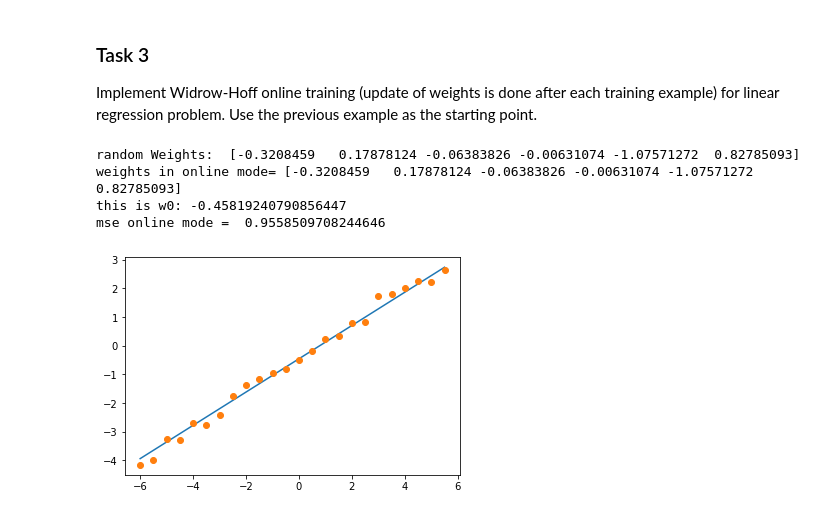
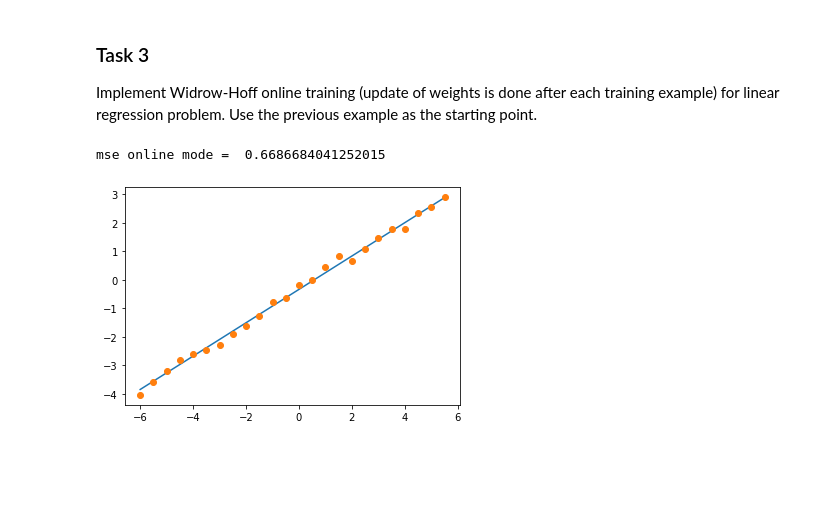
Before and after one commit to kaisersource/Machine-Learning, a Jupyter notebook: Widrow_Hoff_Rule/Erasmus_NeuralNetworks_04_Widrow-Hoff_rule.ipynb, the cells around one changed output. Saved outputs shown, nothing was run; the diff lists cells and outputs as text; code cells hidden in the pictures; blank space fills up the shorter version.

```diff
--- a/Widrow_Hoff_Rule/Erasmus_NeuralNetworks_04_Widrow-Hoff_rule.ipynb
+++ b/Widrow_Hoff_Rule/Erasmus_NeuralNetworks_04_Widrow-Hoff_rule.ipynb
@@ -520,11 +475,7 @@ import numpy as np
 
 file = open("output.csv", "w+")
 
-#y = dataset.iloc[:, 5].values  # becomes l in the function
-#y = np.array([-1,-1,1,1,1])
-#ynp = np.asarray(y)
-w0test = 0
-# training
+
 
 # training data with noise (e.g., measurement errors)
 sigma = 0.2
@@ -542,68 +493,37 @@ def perceptron_train(x,w):
     eta = 0.01
     epochs = 1000
     d= a*xnp+b
     sigma = 0.2
     w_zero=0
     w_one=0
-    #tr_d = np.multiply(np.add(y,random.randint(0,len(y))),sigma)
-    #print("weights", w)
+
     tr_d = d + np.random.randn(len(d)) * sigma
-
     for t in range(epochs):
         errors = 0
         for i in range(0, len(x)):
             d = w_one*x[i]+ w_zero
             delta = tr_d[i] - d
-            if  (delta!=0):
-            #print("nparray:",t.multiply(np.multiply(eta,(y[i] - np.dot(wT,x[i]))),x[i,:]))
-                w_one+= eta*np.multiply(delta,x[i])
-                w_zero+=eta*delta
-                errors+=(delta)*(delta)
-            #print("weights updated", w)
-
-        #w = np.sum(w,arg)
+            w_one+= eta*np.multiply(delta,x[i])
+            w_zero+=eta*delta
+            errors+=(delta)*(delta)
     ans = w_one*x+w_zero
     mse = np.sqrt(errors)
-    # online
-    print('weights in online mode=', w)
 
-    print("this is w0:",w_zero)
 
     print('mse online mode = ', mse)
 
-    #training data with noise (e.g., measurement errors)
-
-    #tr_d = y + np.random.randn(len(y)) * sigma
     plt.plot(xnp, ans)
     plt.plot(xnp, tr_d, 'o')
     plt.show()
 
     return w
 
 
-'''
-###fake online iterative mode
-    for t in range(epochs):
-        #errors = 0
-        for i in range(0, len(X)):
-            for j in range(0, len(w)):
-                w= np.sum(w, np.multiply(np.multiply(eta,(y[i] - np.dot(wT,x[i])),x[i][j])))
-    for j in range(0,len(w)):
-        print("weight", w[j])
-'''
-# print(errors)
 
-# if(errors == 0):
-#    break
-#w0test = w0
+w = np.random.rand(len(xnp)+1)
 
-
-print("random Weights: ", w)
 w = perceptron_train(xnp, w)
 file.close()
 # %% [output]
-random Weights:  [-0.3208459   0.17878124 -0.06383826 -0.00631074 -1.07571272  0.82785093]
-weights in online mode= [-0.3208459   0.17878124 -0.06383826 -0.00631074 -1.07571272  0.82785093]
-this is w0: -0.45819240790856447
-mse online mode =  0.9558509708244646
+mse online mode =  0.6686684041252015
-[figure, old version]
+[figure, new version]
```
Also changed, not shown: parts of 1 cell of this notebook, 1 other file.
